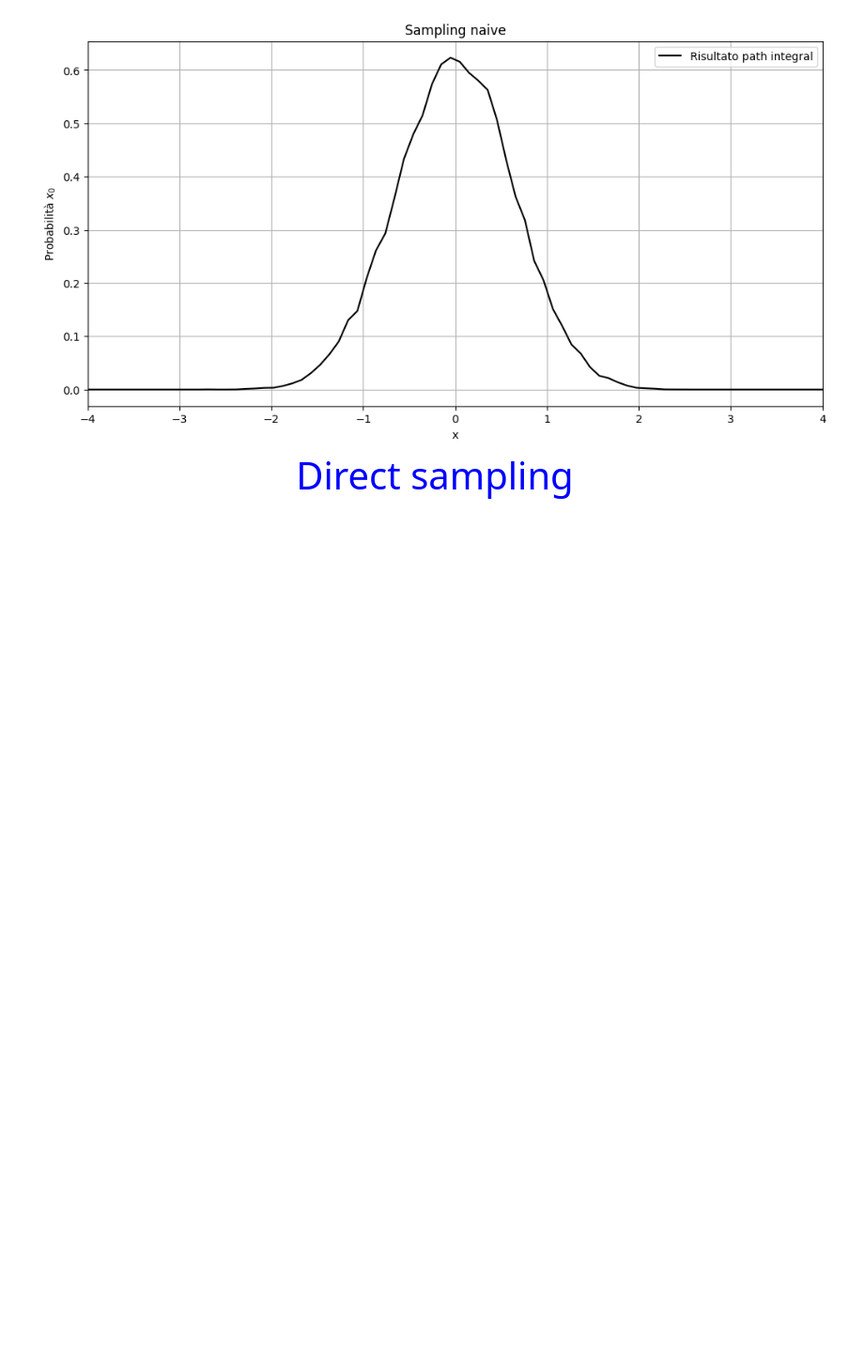
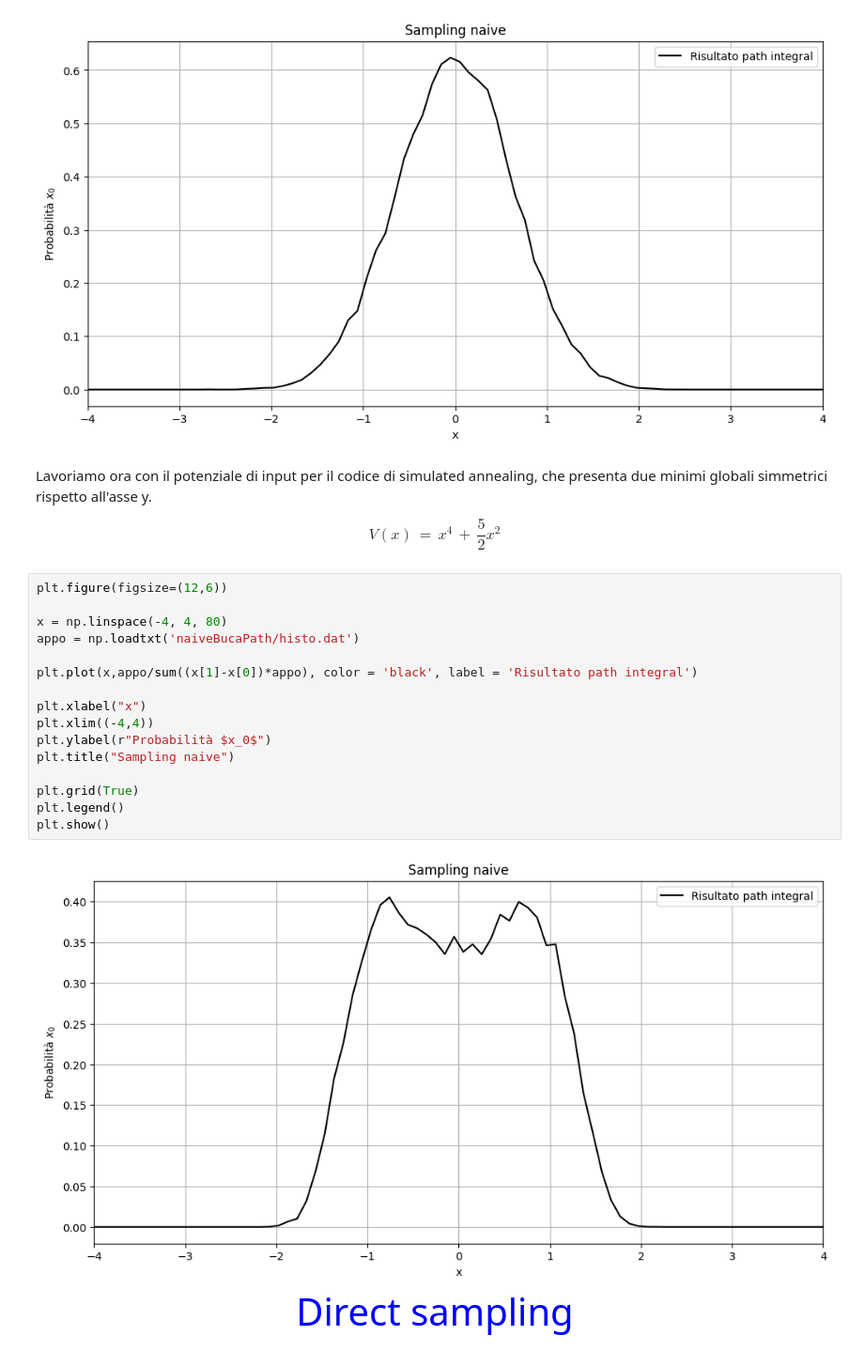
Before and after one commit to Negrini085/FSA, a Jupyter notebook: monteCarloPath/path.ipynb, the cells around one changed output. Shown at 94% size. Cells and saved outputs as stored; diff of their text form; blank space fills up the shorter version.

Commit message:
Studio del ground state sistema con potenziale ad hoc

```diff
--- a/monteCarloPath/path.ipynb
+++ b/monteCarloPath/path.ipynb
@@ -82,6 +82,30 @@ plt.legend()
 plt.show()
 # %% [output]
 [figure]
+# %% [markdown]
+Lavoriamo ora con il potenziale di input per il codice di simulated annealing, che presenta due minimi globali simmetrici rispetto all'asse y.
+
+$$
+V\left(x\right)\,=\,x^4\,+\,\frac{5}{2}x^2
+$$
+# %%
+plt.figure(figsize=(12,6))
+
+x = np.linspace(-4, 4, 80)
+appo = np.loadtxt('naiveBucaPath/histo.dat')
+
+plt.plot(x,appo/sum((x[1]-x[0])*appo), color = 'black', label = 'Risultato path integral')
+
+plt.xlabel("x")
+plt.xlim((-4,4))
+plt.ylabel(r"Probabilità $x_0$")
+plt.title("Sampling naive")
+
+plt.grid(True)
+plt.legend()
+plt.show()
+# %% [output]
+[figure, added]
 # %% [markdown]
 <div style="text-align: center;">
     <span style="color: blue; font-size: 40px;"> Direct sampling</span>
```
Also changed, not shown: 5 other files.
